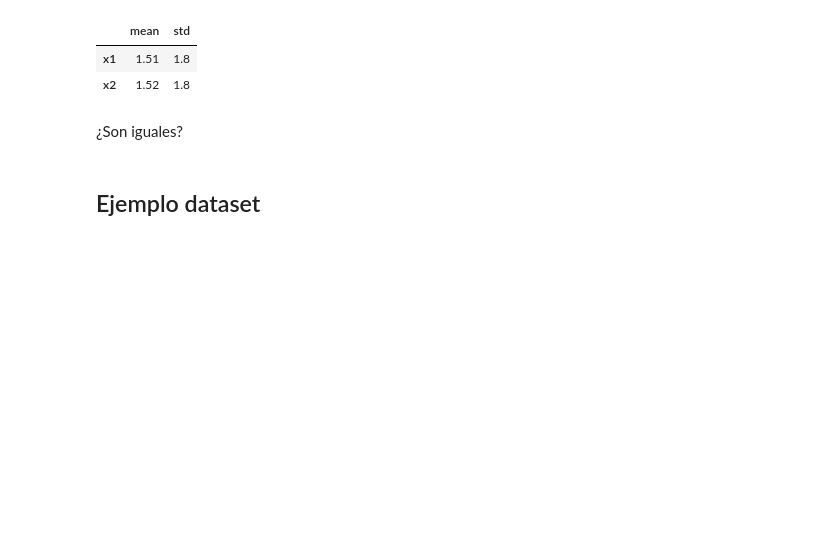
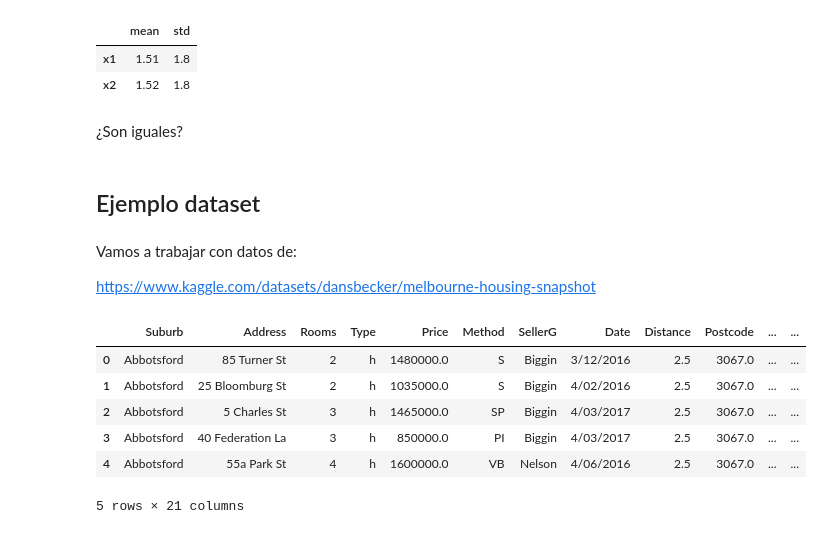
Before and after one commit to alejo-acosta/pmdb-material, a Jupyter notebook: 4.0-visualizacion.ipynb, the cells around one changed output. Cells and saved outputs as stored; diff of their text form; code cells hidden in the pictures; blank space fills up the shorter version.

```diff
--- a/4.0-visualizacion.ipynb
+++ b/4.0-visualizacion.ipynb
@@ -125,3 +123,19 @@ pd.DataFrame(data, index=['x1', 'x2'], columns=['mean', 'std']).round(2)
 ¿Son iguales?
 # %% [markdown]
 ## Ejemplo dataset
+# %% [markdown]
+Vamos a trabajar con datos de:
+
+https://www.kaggle.com/datasets/dansbecker/melbourne-housing-snapshot
+# %%
+df = pd.read_csv('https://raw.githubusercontent.com/alejo-acosta/pmdb-material/master/data/melb_data.csv')
+# %%
+df.head()
+# %% [output]
+|  | Suburb | Address | Rooms | Type | Price | Method | SellerG | Date | Distance | Postcode | ... | ... |
+| 0 | Abbotsford | 85 Turner St | 2 | h | 1480000.0 | S | Biggin | 3/12/2016 | 2.5 | 3067.0 | ... | ... |
+| 1 | Abbotsford | 25 Bloomburg St | 2 | h | 1035000.0 | S | Biggin | 4/02/2016 | 2.5 | 3067.0 | ... | ... |
+| 2 | Abbotsford | 5 Charles St | 3 | h | 1465000.0 | SP | Biggin | 4/03/2017 | 2.5 | 3067.0 | ... | ... |
+| 3 | Abbotsford | 40 Federation La | 3 | h | 850000.0 | PI | Biggin | 4/03/2017 | 2.5 | 3067.0 | ... | ... |
+| 4 | Abbotsford | 55a Park St | 4 | h | 1600000.0 | VB | Nelson | 4/06/2016 | 2.5 | 3067.0 | ... | ... |
+5 rows × 21 columns
```
Also changed, not shown: parts of 1 cell of this notebook.
